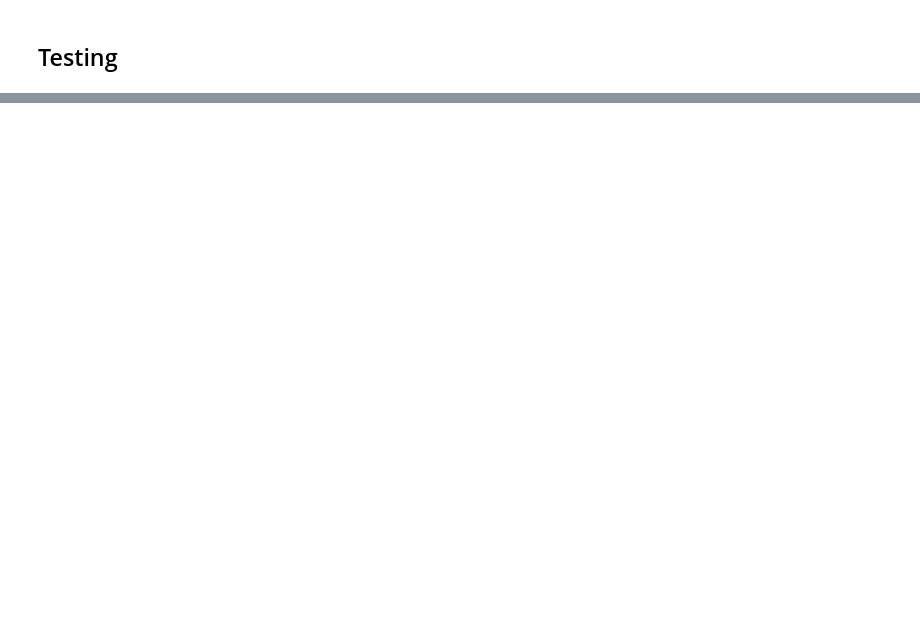
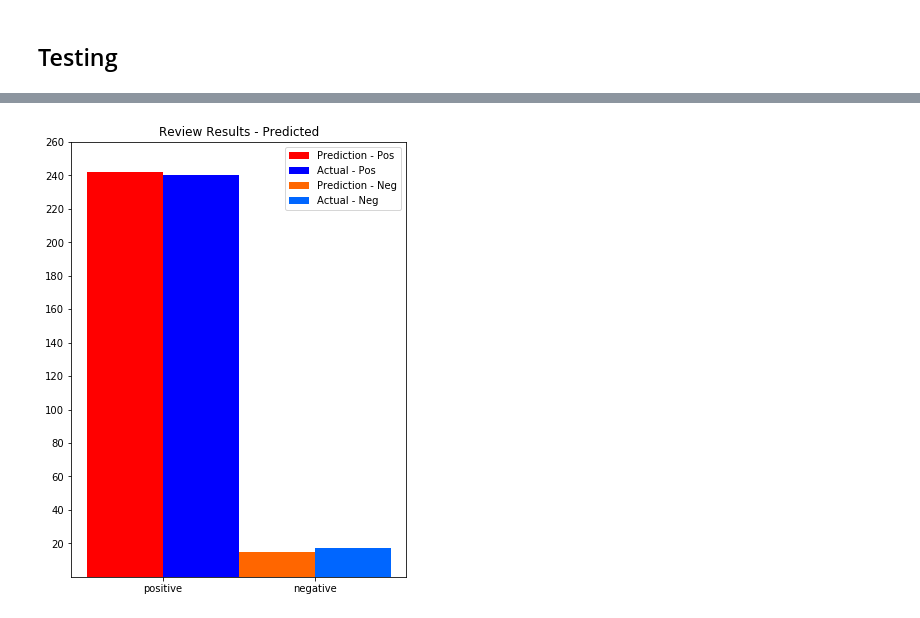
Before and after one commit to hdatteln/neural_networks, a Jupyter notebook: Sentiment_Analysis_With_ReLU.ipynb, the cells around one changed output, grey strips where cells are left out. Cells and saved outputs as stored; diff of their text form; code cells hidden in the pictures; blank space fills up the shorter version.

```diff
--- a/Sentiment_Analysis_With_ReLU.ipynb
+++ b/Sentiment_Analysis_With_ReLU.ipynb
@@ -58,6 +64,6 @@ Total word count:  6016
 # %%
-vocabulary = sorted(total_wordcount, key=total_wordcount.get, reverse=True)[:6010]
-vocabulary = vocabulary[10:]
+vocabulary = sorted(total_wordcount, key=total_wordcount.get, reverse=True)[:6370]
+vocabulary = vocabulary[20:]
 
 print("Num of words: ", len(vocabulary))
 for x in range(0, 10):
@@ -124,7 +130,7 @@ def build_network_model():
     tf.reset_default_graph()
 
     #Inputs
-    net = tflearn.input_data([None, 6000])
+    net = tflearn.input_data([None, 6350])
 
     #Hidden layer
     net = tflearn.fully_connected(net, 120, activation='relu')
@@ -142,5 +148,5 @@ model = build_network_model()
 # %% [markdown]
 ## Training the network
 # %%
-model.fit(X_train, Y_train, validation_set = 0.1, show_metric=True, batch_size=300, n_epoch=100)
+model.fit(X_train, Y_train, validation_set = 0.1, show_metric=True, batch_size=200, n_epoch=100)
 # %% [output]
@@ -168,0 +180,9 @@ Positiv!
+# %%
+for index, row in tatortreviews_new.iterrows():
+    res = model.predict([text_to_vector(row['Review'])])[0]
+    if(res[1] > res[0]):
+        tatortreviews_new.loc[index, 'Evalu'] = 1
+    else:
+        tatortreviews_new.loc[index, 'Evalu'] = 0
+
+tatortreviews_new.to_csv(index = False, path_or_buf = 'data/tatortreviews_new_prediction.csv')
@@ -168,0 +192,40 @@ Positiv!
+# %%
+%matplotlib inline
+import collections
+
+tatortreviews_new_corrected = pd.read_csv('data/tatortreviews_new_prediction_corrected.csv')
+count_tatortreviews_new_corrected = collections.Counter(tatortreviews_new_corrected['Evalu'])
+count_tatortreviews_new = collections.Counter(tatortreviews_new['Evalu'])
+plt.figure(figsize=(6, 8), facecolor='w', edgecolor='k')
+plt.title('Review Results - Predicted')
+index = np.arange(1)
+bar_width = 1
+opacity = 1
+pred_pos = plt.bar(index, count_tatortreviews_new[1], bar_width,
+                 alpha=opacity,
+                 color='#ff0000',
+                 label='Prediction - Pos')
+
+corr_pos = plt.bar(index + bar_width, count_tatortreviews_new_corrected[1], bar_width,
+                 alpha=opacity,
+                 color='#0000ff',
+                 label='Actual - Pos')
+
+pred_neg = plt.bar(index + (bar_width * 2) , count_tatortreviews_new[0], bar_width,
+                 alpha=opacity,
+                 color='#ff6600',
+                 label='Prediction - Neg')
+
+corr_neg = plt.bar(index + (bar_width * 3), count_tatortreviews_new_corrected[0], bar_width,
+                 alpha=opacity,
+                 color='#0066ff',
+                 label='Actual - Neg')
+
+plt.legend()
+
+labels = ['positive', 'negative']
+plt.xticks([index + bar_width / 2, (bar_width * 3) - (bar_width / 2) ] , labels)
+plt.yticks([20, 40, 60, 80, 100, 120, 140, 160, 180, 200, 220, 240, 260])
+plt.show()
+# %% [output]
+[figure, added]
```
Also changed, not shown: parts of 11 cells of this notebook, 3 other files.
